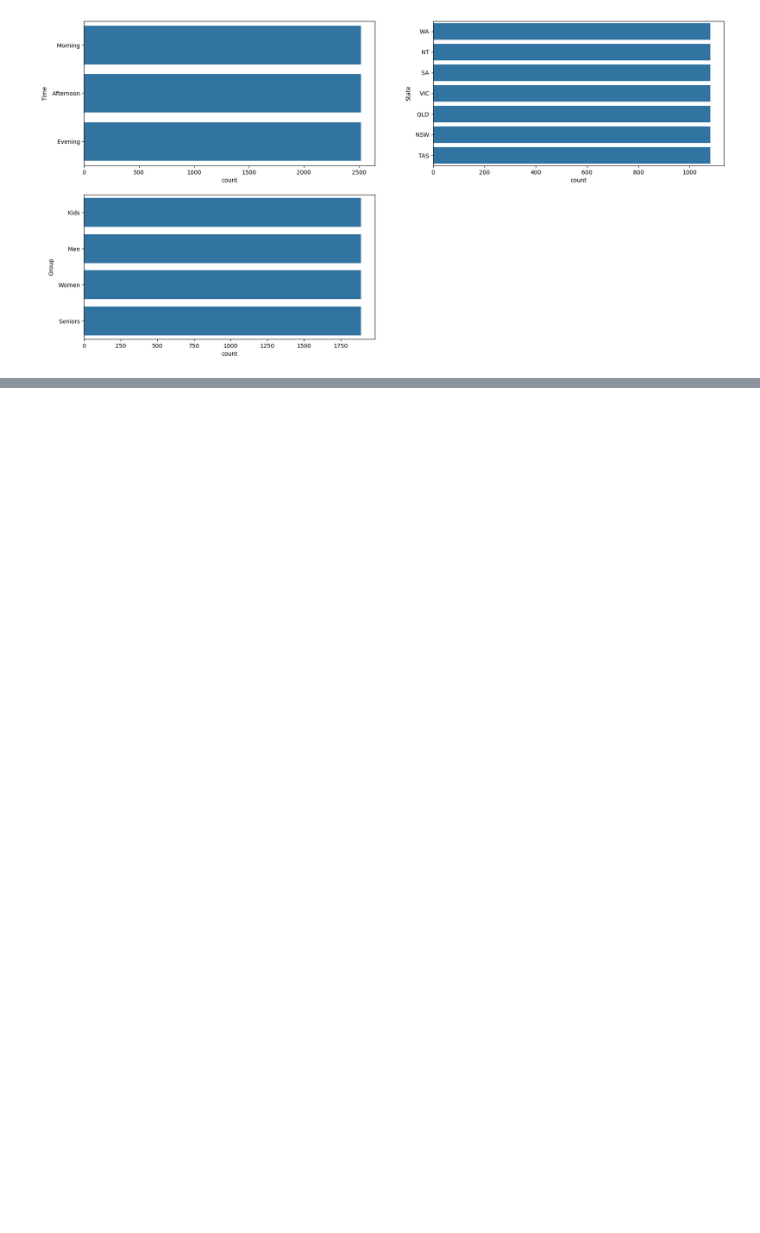
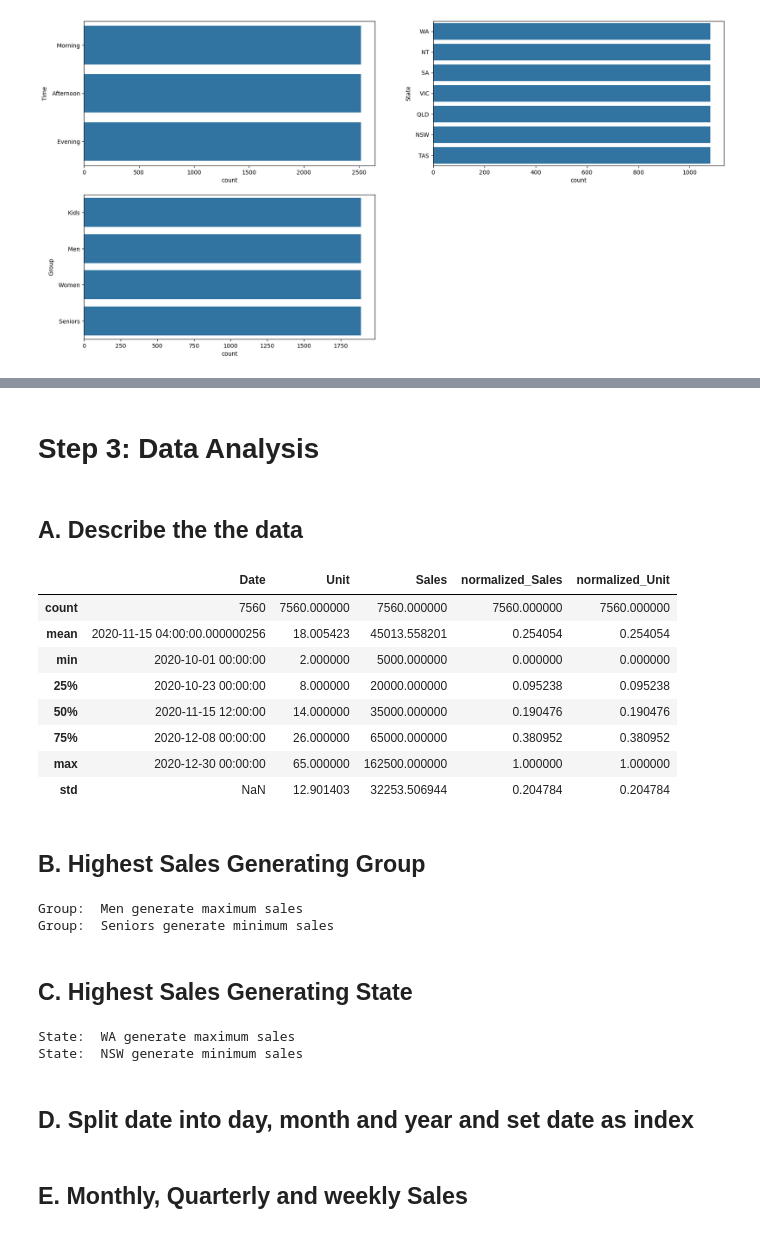
Before and after one commit to arunavn/data-science-with-python, a Jupyter notebook: Sales-Analysis-main/Sales_Project.ipynb, the cells around one changed output, grey strips where cells are left out. Saved outputs shown, nothing was run; the diff lists cells and outputs as text; code cells hidden in the pictures; blank space fills up the shorter version.

Commit message:
ANALYSIS

```diff
--- a/Sales-Analysis-main/Sales_Project.ipynb
+++ b/Sales-Analysis-main/Sales_Project.ipynb
@@ -130,0 +193,40 @@ plt.show()
+# %% [markdown]
+# Step 3: Data Analysis
+# %% [markdown]
+## A. Describe the the data
+# %%
+src_df.describe()
+# %% [output]
+|  | Date | Unit | Sales | normalized_Sales | normalized_Unit |
+| count | 7560 | 7560.000000 | 7560.000000 | 7560.000000 | 7560.000000 |
+| mean | 2020-11-15 04:00:00.000000256 | 18.005423 | 45013.558201 | 0.254054 | 0.254054 |
+| min | 2020-10-01 00:00:00 | 2.000000 | 5000.000000 | 0.000000 | 0.000000 |
+| 25% | 2020-10-23 00:00:00 | 8.000000 | 20000.000000 | 0.095238 | 0.095238 |
+| 50% | 2020-11-15 12:00:00 | 14.000000 | 35000.000000 | 0.190476 | 0.190476 |
+| 75% | 2020-12-08 00:00:00 | 26.000000 | 65000.000000 | 0.380952 | 0.380952 |
+| max | 2020-12-30 00:00:00 | 65.000000 | 162500.000000 | 1.000000 | 1.000000 |
+| std | NaN | 12.901403 | 32253.506944 | 0.204784 | 0.204784 |
+# %% [markdown]
+## B. Highest Sales Generating Group
+# %%
+df_group_grouped = src_df.groupby(by='Group')['Sales'].sum()
+max_sale_group = df_group_grouped.idxmax()
+min_sale_group = df_group_grouped.idxmin()
+print(f"Group: {max_sale_group} generate maximum sales" )
+print(f"Group: {min_sale_group} generate minimum sales" )
+# %% [output]
+Group:  Men generate maximum sales
+Group:  Seniors generate minimum sales
+# %% [markdown]
+## C. Highest Sales Generating State
+# %%
+df_state_grouped = src_df.groupby(by='State')['State'].sum()
+max_sale_state = df_state_grouped.idxmax()
+min_sale_state = df_state_grouped.idxmin()
+print(f"State: {max_sale_state} generate maximum sales" )
+print(f"State: {min_sale_state} generate minimum sales" )
+# %% [output]
+State:  WA generate maximum sales
+State:  NSW generate minimum sales
+# %% [markdown]
+## D. Split date into day, month and year and set date as index
@@ -130,0 +251,2 @@ plt.show()
+# %% [markdown]
+## E. Monthly, Quarterly and weekly Sales
```
Also changed, not shown: parts of 27 cells of this notebook.
